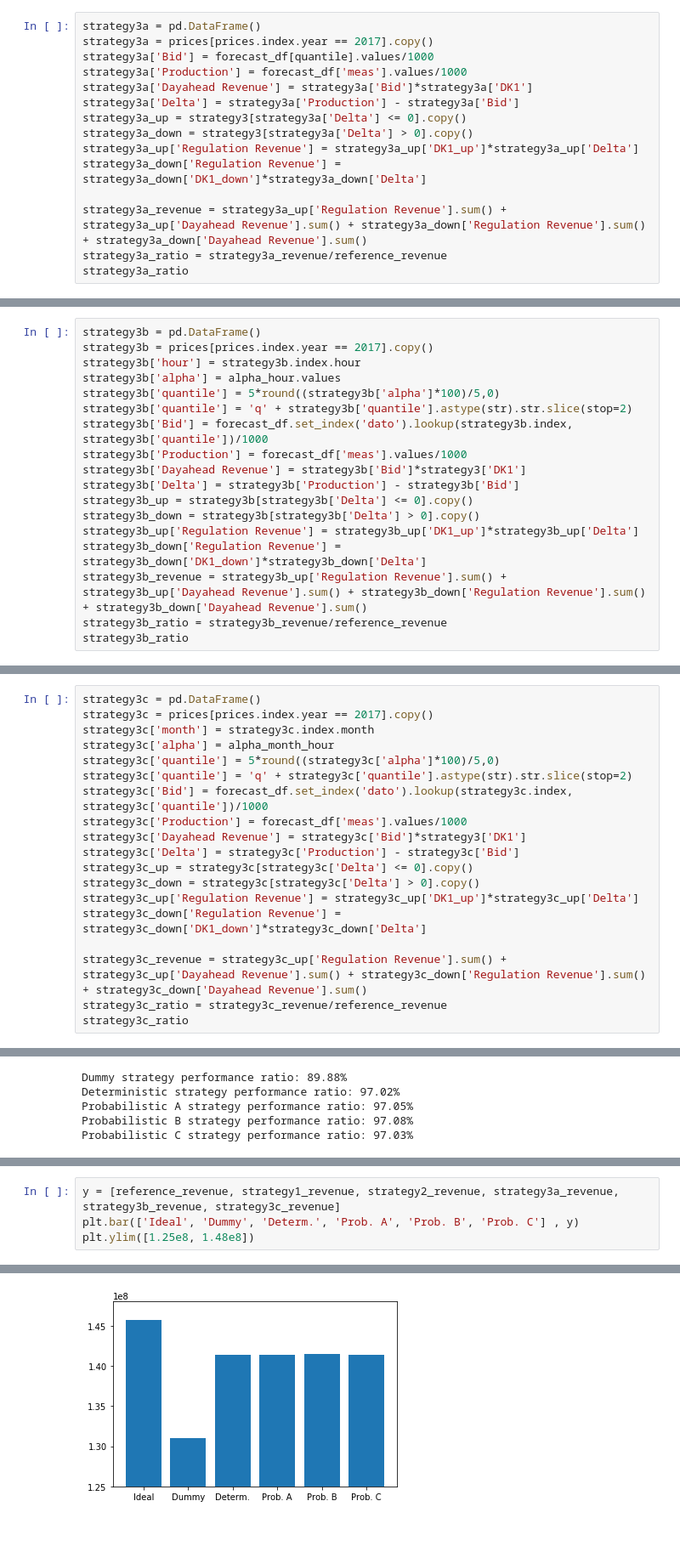
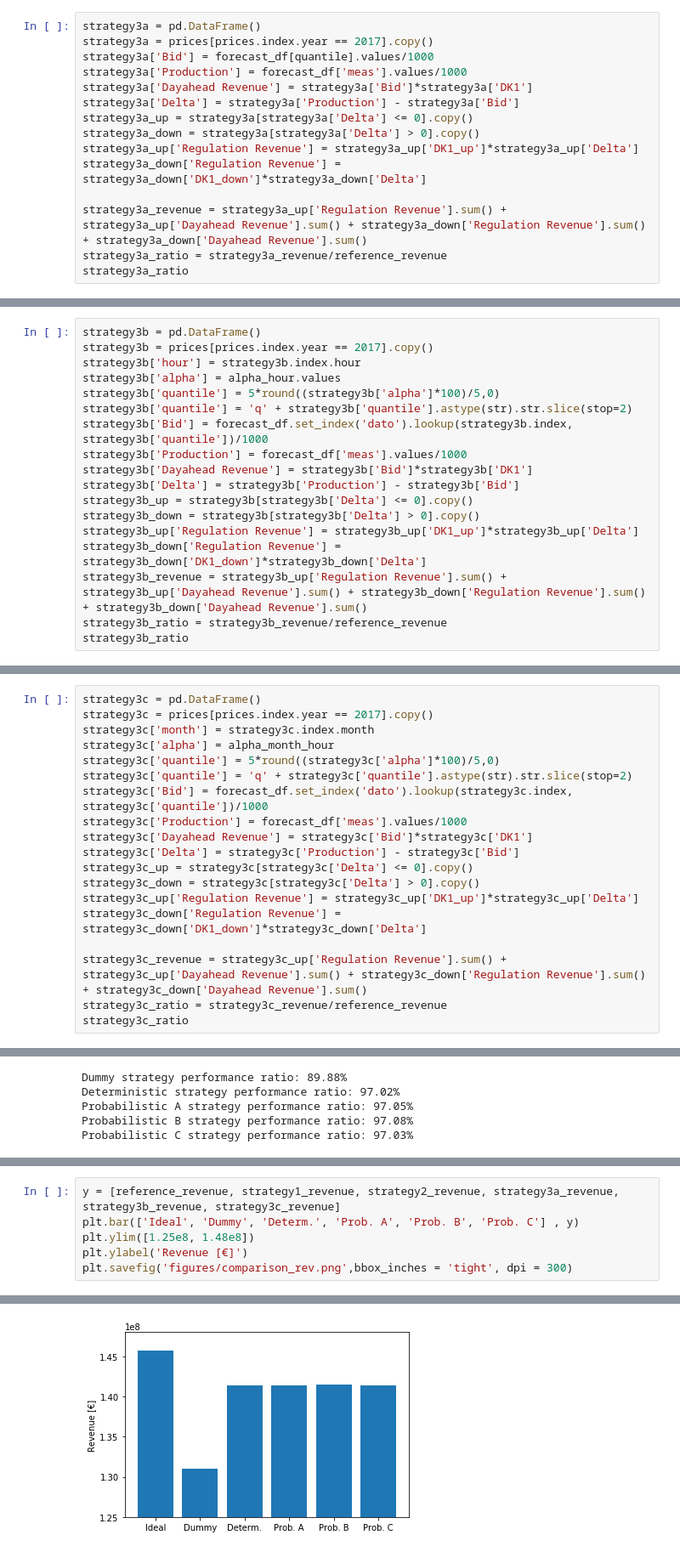
Before and after one commit to lucasblt/ren-elec-markets, a Jupyter notebook: assignment2/assignment2.ipynb, the cells around one changed output, grey strips where cells are left out. Shown at 85% size. Saved outputs shown, nothing was run; the diff lists cells and outputs as text.

```diff
--- a/assignment2/assignment2.ipynb
+++ b/assignment2/assignment2.ipynb
@@ -235,8 +239,8 @@ strategy3a['Bid'] = forecast_df[quantile].values/1000
 strategy3a['Production'] = forecast_df['meas'].values/1000
 strategy3a['Dayahead Revenue'] = strategy3a['Bid']*strategy3a['DK1']
 strategy3a['Delta'] = strategy3a['Production'] - strategy3a['Bid']
-strategy3a_up = strategy3[strategy3a['Delta'] <= 0].copy()
-strategy3a_down = strategy3[strategy3a['Delta'] > 0].copy()
+strategy3a_up = strategy3a[strategy3a['Delta'] <= 0].copy()
+strategy3a_down = strategy3a[strategy3a['Delta'] > 0].copy()
 strategy3a_up['Regulation Revenue'] = strategy3a_up['DK1_up']*strategy3a_up['Delta']
 strategy3a_down['Regulation Revenue'] = strategy3a_down['DK1_down']*strategy3a_down['Delta']
 
@@ -266,7 +275,7 @@ strategy3b['quantile'] = 5*round((strategy3b['alpha']*100)/5,0)
 strategy3b['quantile'] = 'q' + strategy3b['quantile'].astype(str).str.slice(stop=2)
 strategy3b['Bid'] = forecast_df.set_index('dato').lookup(strategy3b.index, strategy3b['quantile'])/1000
 strategy3b['Production'] = forecast_df['meas'].values/1000
-strategy3b['Dayahead Revenue'] = strategy3b['Bid']*strategy3['DK1']
+strategy3b['Dayahead Revenue'] = strategy3b['Bid']*strategy3b['DK1']
 strategy3b['Delta'] = strategy3b['Production'] - strategy3b['Bid']
 strategy3b_up = strategy3b[strategy3b['Delta'] <= 0].copy()
 strategy3b_down = strategy3b[strategy3b['Delta'] > 0].copy()
@@ -297,7 +311,7 @@ strategy3c['quantile'] = 5*round((strategy3c['alpha']*100)/5,0)
 strategy3c['quantile'] = 'q' + strategy3c['quantile'].astype(str).str.slice(stop=2)
 strategy3c['Bid'] = forecast_df.set_index('dato').lookup(strategy3c.index, strategy3c['quantile'])/1000
 strategy3c['Production'] = forecast_df['meas'].values/1000
-strategy3c['Dayahead Revenue'] = strategy3c['Bid']*strategy3['DK1']
+strategy3c['Dayahead Revenue'] = strategy3c['Bid']*strategy3c['DK1']
 strategy3c['Delta'] = strategy3c['Production'] - strategy3c['Bid']
 strategy3c_up = strategy3c[strategy3c['Delta'] <= 0].copy()
 strategy3c_down = strategy3c[strategy3c['Delta'] > 0].copy()
@@ -327,4 +355,6 @@ Probabilistic C strategy performance ratio: 97.03%
 y = [reference_revenue, strategy1_revenue, strategy2_revenue, strategy3a_revenue, strategy3b_revenue, strategy3c_revenue]
 plt.bar(['Ideal', 'Dummy', 'Determ.', 'Prob. A', 'Prob. B', 'Prob. C'] , y)
 plt.ylim([1.25e8, 1.48e8])
+plt.ylabel('Revenue [€]')
+plt.savefig('figures/comparison_rev.png',bbox_inches = 'tight', dpi = 300)
 # %% [output]
@@ -332,4 +361,4 @@ plt.ylim([1.25e8, 1.48e8])
-[figure, old version]
+[figure, new version]
 # %%
 y = [strategy2_revenue, strategy3a_revenue, strategy3b_revenue, strategy3c_revenue]
 plt.bar(['Determ.', 'Prob. A', 'Prob. B', 'Prob. C'] , y)
```
Also changed, not shown: parts of 15 cells of this notebook.
